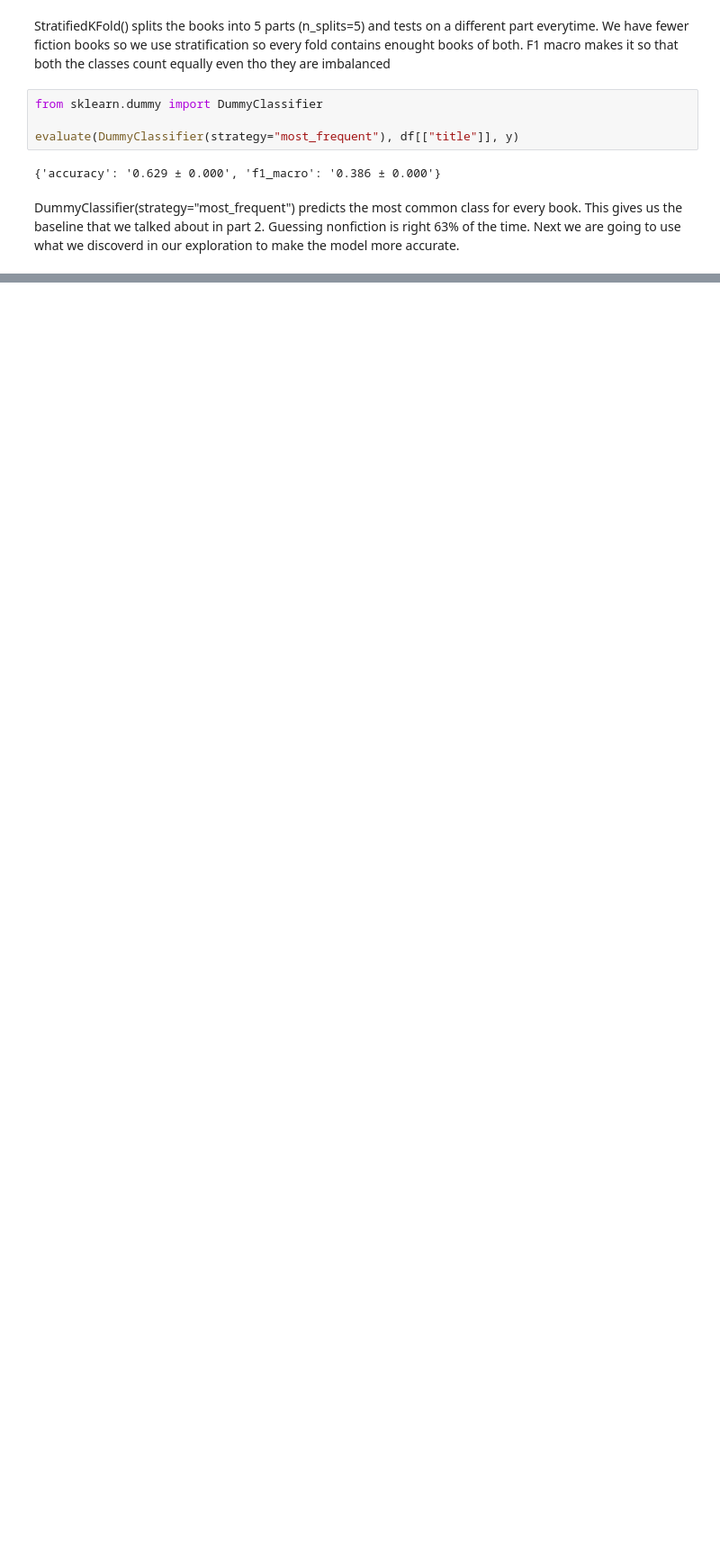
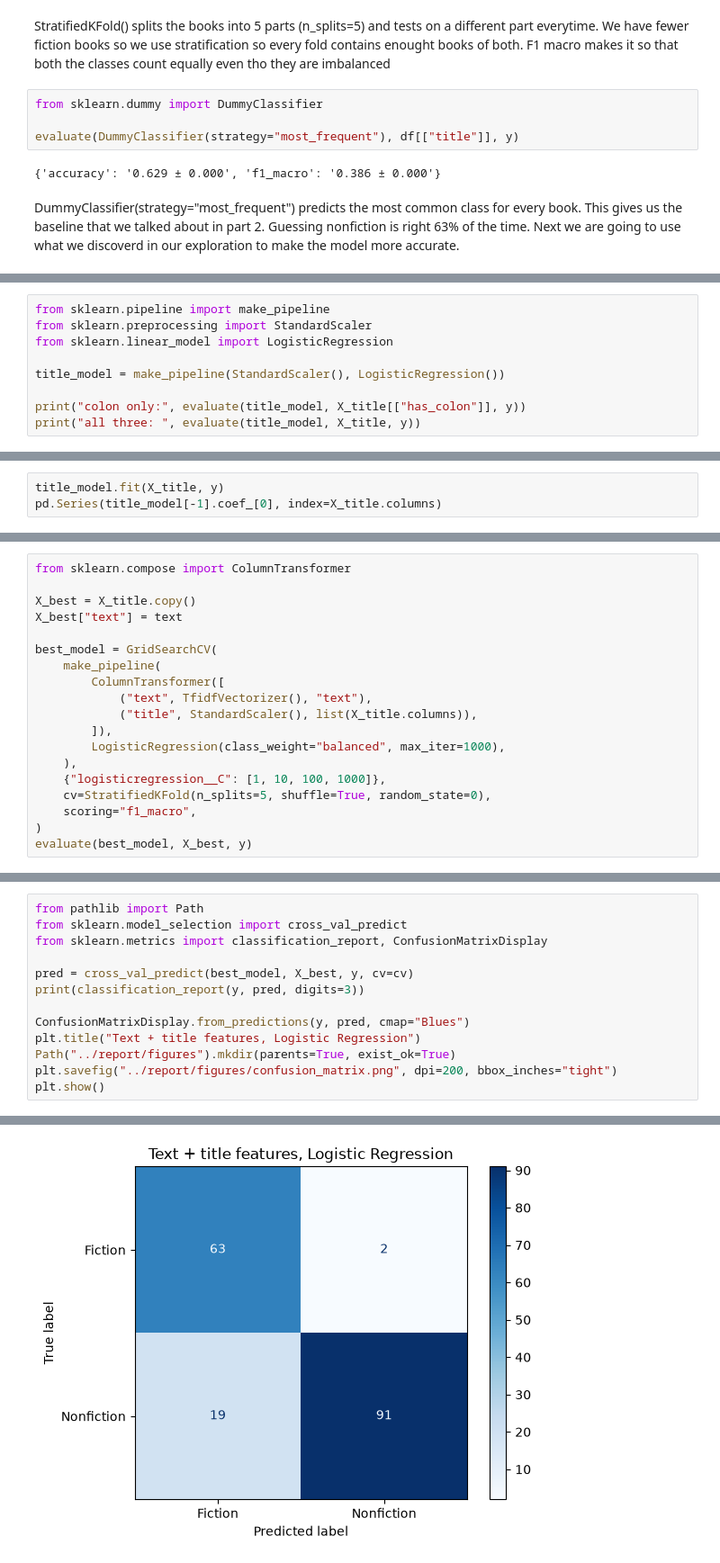
Before and after one commit to Judas20/datascience, a Jupyter notebook: notebooks/03_features_models.ipynb, the cells around one changed output, grey strips where cells are left out. Shown at 90% size. Saved outputs shown, nothing was run; the diff lists cells and outputs as text; blank space fills up the shorter version.

Commit message:
Final model

```diff
--- a/notebooks/03_features_models.ipynb
+++ b/notebooks/03_features_models.ipynb
@@ -29,0 +127,9 @@ DummyClassifier(strategy="most_frequent") predicts the most common class for eve
+# %%
+from sklearn.pipeline import make_pipeline
+from sklearn.preprocessing import StandardScaler
+from sklearn.linear_model import LogisticRegression
+
+title_model = make_pipeline(StandardScaler(), LogisticRegression())
+
+print("colon only:", evaluate(title_model, X_title[["has_colon"]], y))
+print("all three: ", evaluate(title_model, X_title, y))
@@ -29,0 +151,3 @@ DummyClassifier(strategy="most_frequent") predicts the most common class for eve
+# %%
+title_model.fit(X_title, y)
+pd.Series(title_model[-1].coef_[0], index=X_title.columns)
@@ -29,0 +184,19 @@ DummyClassifier(strategy="most_frequent") predicts the most common class for eve
+# %%
+from sklearn.compose import ColumnTransformer
+
+X_best = X_title.copy()
+X_best["text"] = text
+
+best_model = GridSearchCV(
+    make_pipeline(
+        ColumnTransformer([
+            ("text", TfidfVectorizer(), "text"),
+            ("title", StandardScaler(), list(X_title.columns)),
+        ]),
+        LogisticRegression(class_weight="balanced", max_iter=1000),
+    ),
+    {"logisticregression__C": [1, 10, 100, 1000]},
+    cv=StratifiedKFold(n_splits=5, shuffle=True, random_state=0),
+    scoring="f1_macro",
+)
+evaluate(best_model, X_best, y)
@@ -29,0 +207,14 @@ DummyClassifier(strategy="most_frequent") predicts the most common class for eve
+# %%
+from pathlib import Path
+from sklearn.model_selection import cross_val_predict
+from sklearn.metrics import classification_report, ConfusionMatrixDisplay
+
+pred = cross_val_predict(best_model, X_best, y, cv=cv)
+print(classification_report(y, pred, digits=3))
+
+ConfusionMatrixDisplay.from_predictions(y, pred, cmap="Blues")
+plt.title("Text + title features, Logistic Regression")
+Path("../report/figures").mkdir(parents=True, exist_ok=True)
+plt.savefig("../report/figures/confusion_matrix.png", dpi=200, bbox_inches="tight")
+plt.show()
+# %% [output]
@@ -29,0 +229 @@ DummyClassifier(strategy="most_frequent") predicts the most common class for eve
+[figure, added]
```
Also changed, not shown: parts of 24 cells of this notebook, 2 other files.
